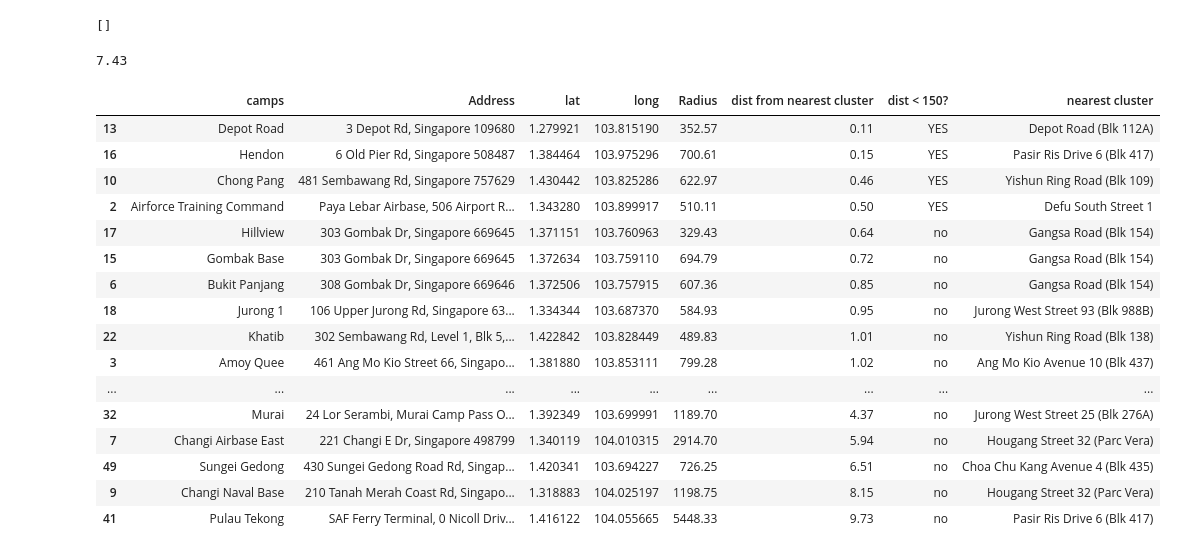
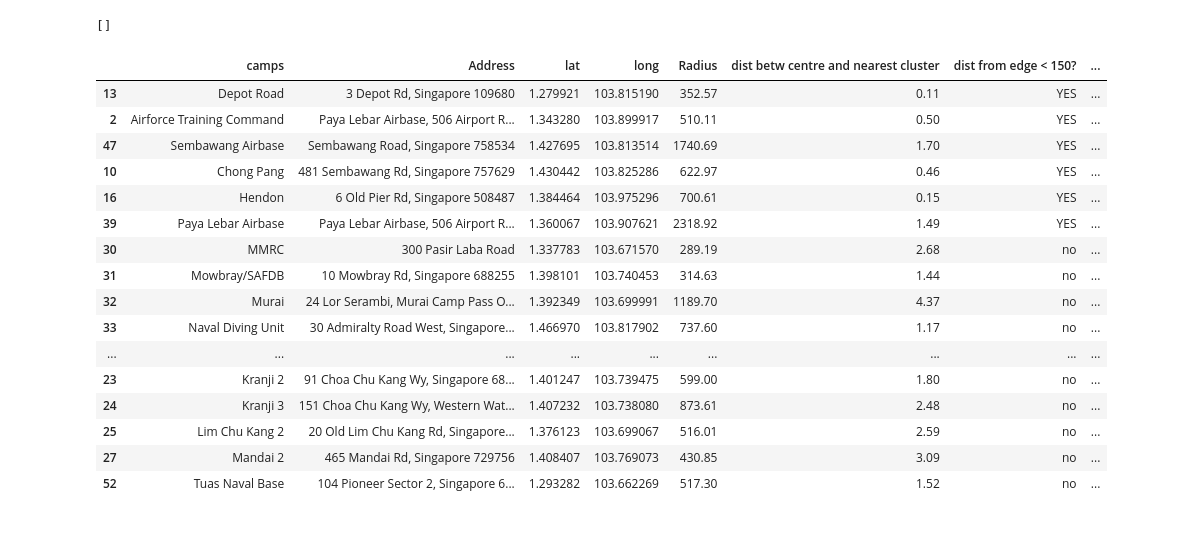
Before and after one commit to AryaVatsa/Daily-Dengue-Cluster-Data-, a Jupyter notebook: Dengue/NEAwebsite.ipynb, the cells around one changed output. Saved outputs shown, nothing was run; the diff lists cells and outputs as text; code cells hidden in the pictures.

```diff
--- a/Dengue/NEAwebsite.ipynb
+++ b/Dengue/NEAwebsite.ipynb
@@ -380,6 +376,7 @@ for i, place in enumerate(clusters['place']):
     if clusters.loc[i, "lat"] == 1.35652304 and clusters.loc[i, "long"] == 103.80859375:
         wierdPlaces.append(place)
         clusters.drop(i, axis=0)
+clusters.reset_index(drop=True, inplace=True)
 wierdPlaces
 # %% [output]
 []
@@ -391,60 +388,55 @@ for i, camp in enumerate(SAFCamps['camps']):
 wierdCamps
 # %% [output]
 []
-# %%
-
-distance(1.354522, 103.788511, 1.357303, 103.855331)
-# %% [output]
-7.43
 # %%
 
 
 for i, camp in enumerate(SAFCamps["camps"]):
     closestClusterDist = 50
     closestCluster = "need to check"
     for j, NEAcluster in enumerate(clusters["place"]):
 
         dist = distance(SAFCamps.loc[i, 'lat'], SAFCamps.loc[i, 'long'], clusters.loc[j, 'lat'], clusters.loc[j, 'long'])
         if dist < closestClusterDist:
             closestClusterDist = dist
             closestCluster = NEAcluster
 
 
     if  closestCluster not in wierdPlaces and camp not in wierdCamps:
         SAFCamps.at[i, 'nearest cluster'] = closestCluster
-        SAFCamps.at[i, 'dist from nearest cluster'] = closestClusterDist
-        if SAFCamps.loc[i, 'dist from nearest cluster'] < 0.1:
-            SAFCamps.at[i, 'dist from nearest cluster'] = 0.1
-        if SAFCamps.loc[i, 'dist from nearest cluster'] < (SAFCamps.loc[i, 'Radius'])/1000:
-            SAFCamps.at[i, 'dist < 150?'] = 'YES'
+        SAFCamps.at[i, 'dist betw centre and nearest cluster'] = closestClusterDist
+        if SAFCamps.loc[i, 'dist betw centre and nearest cluster'] < 0.1:
+            SAFCamps.at[i, 'dist betw centre and nearest cluster'] = 0.1
+        if SAFCamps.loc[i, 'dist betw centre and nearest cluster'] < (SAFCamps.loc[i, 'Radius'])/1000:
+            SAFCamps.at[i, 'dist from edge < 150?'] = 'YES'
     else:
         SAFCamps.at[i, 'nearest cluster'] = "to be confirmed manually"
-        SAFCamps.at[i, 'dist from nearest cluster'] = 0
+        SAFCamps.at[i, 'dist betw centre and nearest cluster'] = 0
 
-SAFCamps = SAFCamps.sort_values(by='dist from nearest cluster')
+SAFCamps = SAFCamps.sort_values(by='dist from edge < 150?')
 campsCSV = SAFCamps.to_csv(lineterminator='\n')
 file = open("campsNearClusters.csv", "w")
 file.write(campsCSV)
 file.close()
 SAFCamps
 # %% [output]
-|  | camps | Address | lat | long | Radius | dist from nearest cluster | dist < 150? | nearest cluster |
-| 13 | Depot Road | 3 Depot Rd, Singapore 109680 | 1.279921 | 103.815190 | 352.57 | 0.11 | YES | Depot Road (Blk 112A) |
-| 16 | Hendon | 6 Old Pier Rd, Singapore 508487 | 1.384464 | 103.975296 | 700.61 | 0.15 | YES | Pasir Ris Drive 6 (Blk 417) |
-| 10 | Chong Pang | 481 Sembawang Rd, Singapore 757629 | 1.430442 | 103.825286 | 622.97 | 0.46 | YES | Yishun Ring Road (Blk 109) |
-| 2 | Airforce Training Command | Paya Lebar Airbase, 506 Airport R... | 1.343280 | 103.899917 | 510.11 | 0.50 | YES | Defu South Street 1 |
-| 17 | Hillview | 303 Gombak Dr, Singapore 669645 | 1.371151 | 103.760963 | 329.43 | 0.64 | no | Gangsa Road (Blk 154) |
-| 15 | Gombak Base | 303 Gombak Dr, Singapore 669645 | 1.372634 | 103.759110 | 694.79 | 0.72 | no | Gangsa Road (Blk 154) |
-| 6 | Bukit Panjang | 308 Gombak Dr, Singapore 669646 | 1.372506 | 103.757915 | 607.36 | 0.85 | no | Gangsa Road (Blk 154) |
-| 18 | Jurong 1 | 106 Upper Jurong Rd, Singapore 63... | 1.334344 | 103.687370 | 584.93 | 0.95 | no | Jurong West Street 93 (Blk 988B) |
-| 22 | Khatib | 302 Sembawang Rd, Level 1, Blk 5,... | 1.422842 | 103.828449 | 489.83 | 1.01 | no | Yishun Ring Road (Blk 138) |
-| 3 | Amoy Quee | 461 Ang Mo Kio Street 66, Singapo... | 1.381880 | 103.853111 | 799.28 | 1.02 | no | Ang Mo Kio Avenue 10 (Blk 437) |
+|  | camps | Address | lat | long | Radius | dist betw centre and nearest cluster | dist from edge < 150? | ... |
+| 13 | Depot Road | 3 Depot Rd, Singapore 109680 | 1.279921 | 103.815190 | 352.57 | 0.11 | YES | ... |
+| 2 | Airforce Training Command | Paya Lebar Airbase, 506 Airport R... | 1.343280 | 103.899917 | 510.11 | 0.50 | YES | ... |
+| 47 | Sembawang Airbase | Sembawang Road, Singapore 758534 | 1.427695 | 103.813514 | 1740.69 | 1.70 | YES | ... |
+| 10 | Chong Pang | 481 Sembawang Rd, Singapore 757629 | 1.430442 | 103.825286 | 622.97 | 0.46 | YES | ... |
+| 16 | Hendon | 6 Old Pier Rd, Singapore 508487 | 1.384464 | 103.975296 | 700.61 | 0.15 | YES | ... |
+| 39 | Paya Lebar Airbase | Paya Lebar Airbase, 506 Airport R... | 1.360067 | 103.907621 | 2318.92 | 1.49 | YES | ... |
+| 30 | MMRC | 300 Pasir Laba Road | 1.337783 | 103.671570 | 289.19 | 2.68 | no | ... |
+| 31 | Mowbray/SAFDB | 10 Mowbray Rd, Singapore 688255 | 1.398101 | 103.740453 | 314.63 | 1.44 | no | ... |
+| 32 | Murai | 24 Lor Serambi, Murai Camp Pass O... | 1.392349 | 103.699991 | 1189.70 | 4.37 | no | ... |
+| 33 | Naval Diving Unit | 30 Admiralty Road West, Singapore... | 1.466970 | 103.817902 | 737.60 | 1.17 | no | ... |
 | ... | ... | ... | ... | ... | ... | ... | ... | ... |
-| 32 | Murai | 24 Lor Serambi, Murai Camp Pass O... | 1.392349 | 103.699991 | 1189.70 | 4.37 | no | Jurong West Street 25 (Blk 276A) |
-| 7 | Changi Airbase East | 221 Changi E Dr, Singapore 498799 | 1.340119 | 104.010315 | 2914.70 | 5.94 | no | Hougang Street 32 (Parc Vera) |
-| 49 | Sungei Gedong | 430 Sungei Gedong Road Rd, Singap... | 1.420341 | 103.694227 | 726.25 | 6.51 | no | Choa Chu Kang Avenue 4 (Blk 435) |
-| 9 | Changi Naval Base | 210 Tanah Merah Coast Rd, Singapo... | 1.318883 | 104.025197 | 1198.75 | 8.15 | no | Hougang Street 32 (Parc Vera) |
-| 41 | Pulau Tekong | SAF Ferry Terminal, 0 Nicoll Driv... | 1.416122 | 104.055665 | 5448.33 | 9.73 | no | Pasir Ris Drive 6 (Blk 417) |
+| 23 | Kranji 2 | 91 Choa Chu Kang Wy, Singapore 68... | 1.401247 | 103.739475 | 599.00 | 1.80 | no | ... |
+| 24 | Kranji 3 | 151 Choa Chu Kang Wy, Western Wat... | 1.407232 | 103.738080 | 873.61 | 2.48 | no | ... |
+| 25 | Lim Chu Kang 2 | 20 Old Lim Chu Kang Rd, Singapore... | 1.376123 | 103.699067 | 516.01 | 2.59 | no | ... |
+| 27 | Mandai 2 | 465 Mandai Rd, Singapore 729756 | 1.408407 | 103.769073 | 430.85 | 3.09 | no | ... |
+| 52 | Tuas Naval Base | 104 Pioneer Sector 2, Singapore 6... | 1.293282 | 103.662269 | 517.30 | 1.52 | no | ... |
 # %%
 listOfWierdPlacesandCamps = wierdCamps + wierdPlaces
 file = open("manualChecks", 'w')
```
Also changed, not shown: parts of 7 cells of this notebook, 4 other files.
